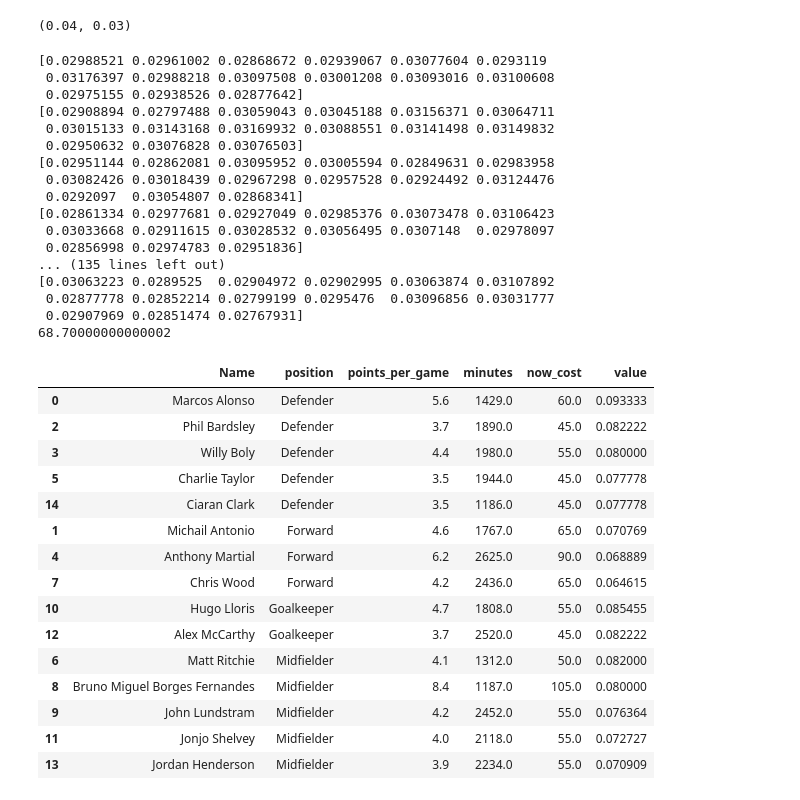
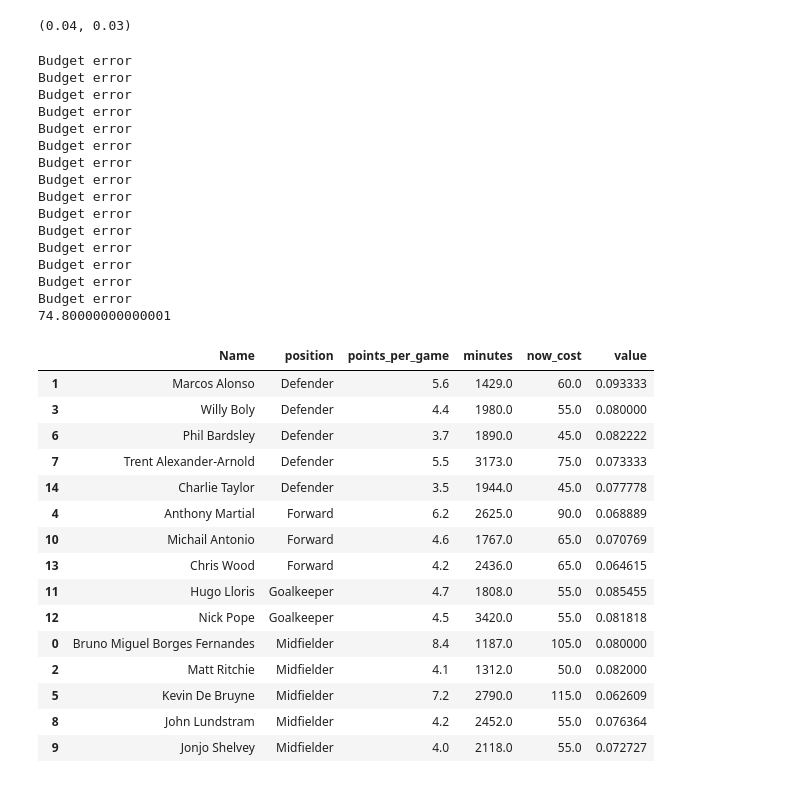
Before and after one commit to ajayrfhp/Control, a Jupyter notebook: Control_FPL/notebooks/hello_fpl.ipynb, the cells around one changed output. Cells and saved outputs as stored; diff of their text form; code cells hidden in the pictures.

```diff
--- a/Control_FPL/notebooks/hello_fpl.ipynb
+++ b/Control_FPL/notebooks/hello_fpl.ipynb
@@ -75,13 +75,11 @@ visualize_distribution(value_data, 'value', bins = np.linspace(0, 0.15, 50), nor
 [figure]
 (0.04, 0.03)
 # %%
-def greedy_random_soft(data, num_forwards, num_midfielders, num_defenders, num_goalkeepers, budget, squad_length, search_width = 100, minute_threshold = 1000):
+def greedy_random_soft(data, num_forwards, num_midfielders, num_defenders, num_goalkeepers, budget, squad_length, minute_threshold = 1000, a = -1, loc = 0.3, scale = 0.1):
     data = data[data['minutes'] >minute_threshold]
     data['normalized_points_per_game'] = (data['points_per_game'] - data['points_per_game'].mean() )/ data['points_per_game'].std()
     data['normalized_value'] =  (data['value'] - data['value'].mean() )/ data['value'].std()
-
-    soft_scores = np.random.normal(loc=0.1, scale=0.001, size=(15, ))
-    print(soft_scores)
+    soft_scores = skewnorm.rvs(a = a, loc=loc, scale = scale, size=(15, ))
     soft_scores = sorted(soft_scores, reverse=True)
     players_selected = pd.DataFrame(columns=['Name', 'position', 'points_per_game', 'minutes', 'now_cost', 'value'])
     choices = ["Forward"] * num_forwards + ["Midfielder"] * num_midfielders + ["Defender"] * num_defenders + ["Goalkeeper"] * num_goalkeepers
@@ -102,7 +100,7 @@ def greedy_random_soft(data, num_forwards, num_midfielders, num_defenders, num_g
     players_selected.sort_values(by=['position'], inplace = True)
     return players_selected
 
-def greedy_random_with_superstar(data, num_forwards, num_midfielders, num_defenders, num_goalkeepers, budget, squad_length, num_superstars = 1, superstar_search_width = 25, superstar_minute_threshold = 2000):
+def greedy_random_with_superstar(data, num_forwards, num_midfielders, num_defenders, num_goalkeepers, budget, squad_length, num_superstars = 2, superstar_search_width = 25, superstar_minute_threshold = 2000):
     superstar_data = data[data['minutes'] > superstar_minute_threshold]
     superstar_data.sort_values(by='points_per_game', ascending = False, inplace=True)
     superstar_data = superstar_data.head(superstar_search_width)
@@ -116,6 +114,8 @@ def greedy_random_with_superstar(data, num_forwards, num_midfielders, num_defend
         squad_length -= 1
 
     value_players = greedy_random(data, num_forwards, num_midfielders, num_defenders, num_goalkeepers, budget, squad_length)
+    if value_players.shape[0] == 0:
+        return pd.DataFrame()
     players_selected = pd.concat((superstars, value_players))
     players_selected.sort_values(by=['position'], inplace = True)
     return players_selected
@@ -143,65 +143,64 @@ def greedy_random(data, num_forwards, num_midfielders, num_defenders, num_goalke
     return players_selected
 
 
 def get_valuable_players(value_data, minute_threshold = 1000, num_forwards = 3, num_midfielders = 5, num_defenders = 5, num_goalkeepers = 2, budget = 1000, squad_length = 15, policy = 'greedy_random'):
     value_data = value_data[value_data["minutes"] > minute_threshold]
     policy_map = { "greedy_random" : greedy_random, "greedy_random_soft" : greedy_random_soft, "greedy_random_with_superstar" : greedy_random_with_superstar}
     policy = policy_map[policy]
     return policy(value_data, num_forwards, num_midfielders, num_defenders, num_goalkeepers, budget, squad_length)
 
 best_squad = None
 best_expected_points = -np.inf
 
 results = defaultdict(lambda : defaultdict(list))
 for _ in range(50):
-    for policy in ['greedy_random_soft']:
+    for policy in ['greedy_random',  'greedy_random_with_superstar', 'greedy_random_soft']:
         squad = get_valuable_players(value_data, policy = policy)
         if not squad.shape[0]:
             points, cost = 0, np.inf
             continue
         else:
             points, cost = squad['points_per_game'].sum(), squad['now_cost'].sum()
         if points > best_expected_points:
             best_squad = squad
             best_expected_points = points
         results[policy]['expected_points_per_game'].append(points)
         results[policy]['expected_cost'].append(cost)
 
 print(best_expected_points)
 best_squad
 # %% [output]
-[0.02988521 0.02961002 0.02868672 0.02939067 0.03077604 0.0293119
- 0.03176397 0.02988218 0.03097508 0.03001208 0.03093016 0.03100608
- 0.02975155 0.02938526 0.02877642]
-[0.02908894 0.02797488 0.03059043 0.03045188 0.03156371 0.03064711
- 0.03015133 0.03143168 0.03169932 0.03088551 0.03141498 0.03149832
- 0.02950632 0.03076828 0.03076503]
-[0.02951144 0.02862081 0.03095952 0.03005594 0.02849631 0.02983958
- 0.03082426 0.03018439 0.02967298 0.02957528 0.02924492 0.03124476
- 0.0292097  0.03054807 0.02868341]
-[0.02861334 0.02977681 0.02927049 0.02985376 0.03073478 0.03106423
- 0.03033668 0.02911615 0.03028532 0.03056495 0.0307148  0.02978097
- 0.02856998 0.02974783 0.02951836]
-... (135 lines left out)
-[0.03063223 0.0289525  0.02904972 0.02902995 0.03063874 0.03107892
- 0.02877778 0.02852214 0.02799199 0.0295476  0.03096856 0.03031777
- 0.02907969 0.02851474 0.02767931]
-68.70000000000002
+Budget error
+Budget error
+Budget error
+Budget error
+Budget error
+Budget error
+Budget error
+Budget error
+Budget error
+Budget error
+Budget error
+Budget error
+Budget error
+Budget error
+Budget error
+74.80000000000001
 |  | Name | position | points_per_game | minutes | now_cost | value |
-| 0 | Marcos Alonso | Defender | 5.6 | 1429.0 | 60.0 | 0.093333 |
-| 2 | Phil Bardsley | Defender | 3.7 | 1890.0 | 45.0 | 0.082222 |
+| 1 | Marcos Alonso | Defender | 5.6 | 1429.0 | 60.0 | 0.093333 |
 | 3 | Willy Boly | Defender | 4.4 | 1980.0 | 55.0 | 0.080000 |
-| 5 | Charlie Taylor | Defender | 3.5 | 1944.0 | 45.0 | 0.077778 |
-| 14 | Ciaran Clark | Defender | 3.5 | 1186.0 | 45.0 | 0.077778 |
-| 1 | Michail Antonio | Forward | 4.6 | 1767.0 | 65.0 | 0.070769 |
+| 6 | Phil Bardsley | Defender | 3.7 | 1890.0 | 45.0 | 0.082222 |
+| 7 | Trent Alexander-Arnold | Defender | 5.5 | 3173.0 | 75.0 | 0.073333 |
+| 14 | Charlie Taylor | Defender | 3.5 | 1944.0 | 45.0 | 0.077778 |
 | 4 | Anthony Martial | Forward | 6.2 | 2625.0 | 90.0 | 0.068889 |
-| 7 | Chris Wood | Forward | 4.2 | 2436.0 | 65.0 | 0.064615 |
-| 10 | Hugo Lloris | Goalkeeper | 4.7 | 1808.0 | 55.0 | 0.085455 |
-| 12 | Alex McCarthy | Goalkeeper | 3.7 | 2520.0 | 45.0 | 0.082222 |
-| 6 | Matt Ritchie | Midfielder | 4.1 | 1312.0 | 50.0 | 0.082000 |
-| 8 | Bruno Miguel Borges Fernandes | Midfielder | 8.4 | 1187.0 | 105.0 | 0.080000 |
-| 9 | John Lundstram | Midfielder | 4.2 | 2452.0 | 55.0 | 0.076364 |
-| 11 | Jonjo Shelvey | Midfielder | 4.0 | 2118.0 | 55.0 | 0.072727 |
-| 13 | Jordan Henderson | Midfielder | 3.9 | 2234.0 | 55.0 | 0.070909 |
+| 10 | Michail Antonio | Forward | 4.6 | 1767.0 | 65.0 | 0.070769 |
+| 13 | Chris Wood | Forward | 4.2 | 2436.0 | 65.0 | 0.064615 |
+| 11 | Hugo Lloris | Goalkeeper | 4.7 | 1808.0 | 55.0 | 0.085455 |
+| 12 | Nick Pope | Goalkeeper | 4.5 | 3420.0 | 55.0 | 0.081818 |
+| 0 | Bruno Miguel Borges Fernandes | Midfielder | 8.4 | 1187.0 | 105.0 | 0.080000 |
+| 2 | Matt Ritchie | Midfielder | 4.1 | 1312.0 | 50.0 | 0.082000 |
+| 5 | Kevin De Bruyne | Midfielder | 7.2 | 2790.0 | 115.0 | 0.062609 |
+| 8 | John Lundstram | Midfielder | 4.2 | 2452.0 | 55.0 | 0.076364 |
+| 9 | Jonjo Shelvey | Midfielder | 4.0 | 2118.0 | 55.0 | 0.072727 |
 # %%
 def visualize_results(results, metric):
```
Also changed, not shown: parts of 1 cell of this notebook.
